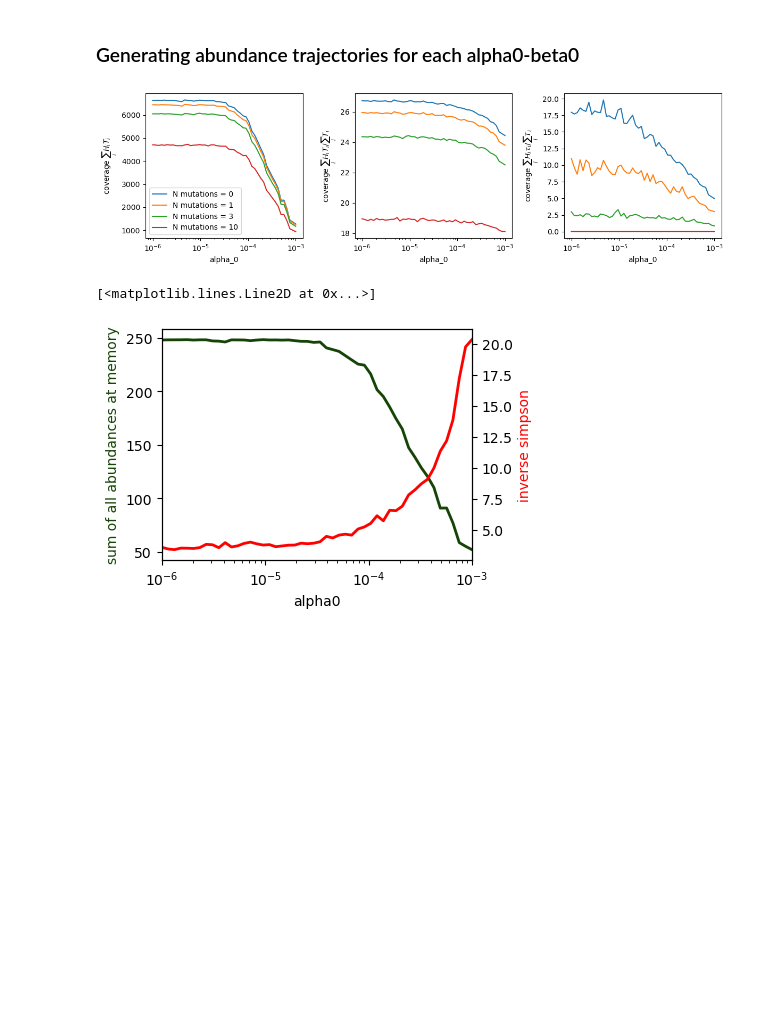
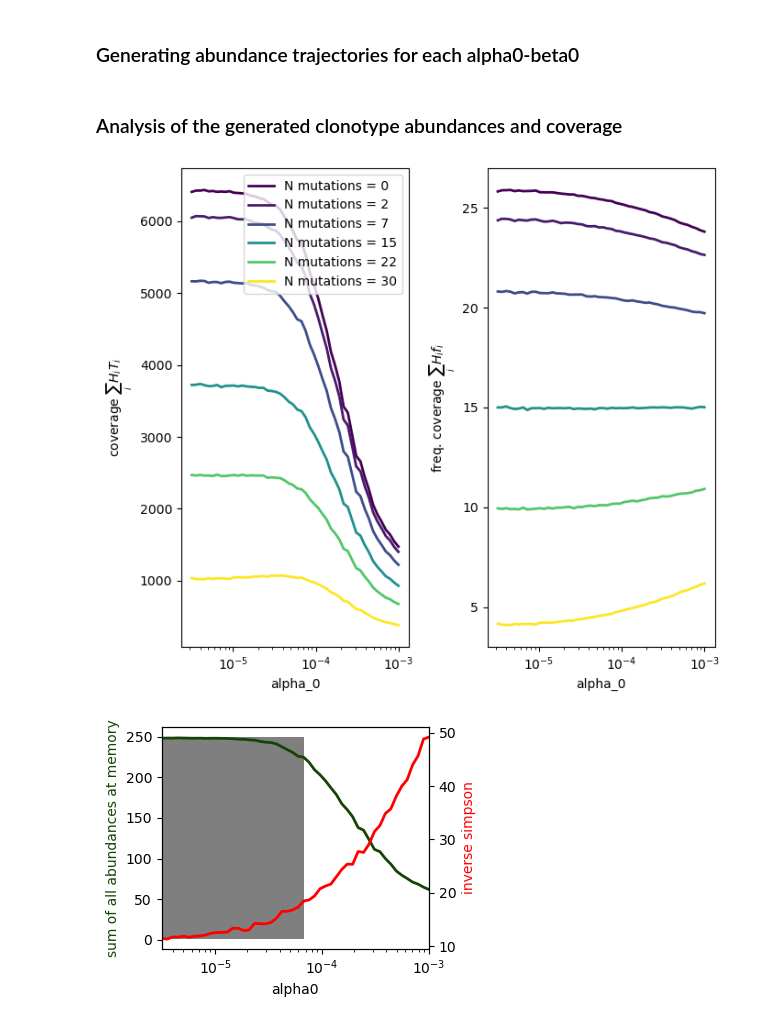
Before and after one commit to statbiophys/TT-inhibition, a Jupyter notebook: string_model.ipynb, the cells around one changed output. Cells and saved outputs as stored; diff of their text form; code cells hidden in the pictures; blank space fills up the shorter version.

Commit message:
string model update

```diff
--- a/string_model.ipynb
+++ b/string_model.ipynb
@@ -115,16 +195,18 @@ plt.plot(alpha0s, beta0s)
 # %% [markdown]
 ### Generating abundance trajectories for each alpha0-beta0
 # %%
+name = '1'
+
 with open(f'out_data/string_model/string_ensamble.pkl', 'rb') as f:
-    string_ens, logtau_ens = pickle.load(f)
+    string_ens = pickle.load(f)
 
-with open(f'out_data/string_model/a0s_b0s.pkl', 'rb') as f:
+with open(f'out_data/string_model/{name}_a0s_b0s.pkl', 'rb') as f:
     alpha0s, beta0s = pickle.load(f)
 
-pars = pd.read_csv('out_data/string_model/string_params.tsv', sep='\t', header=None, index_col=0)[1].to_dict()
+pars = pd.read_csv(f'out_data/string_model/{name}_string_params.tsv', sep='\t', header=None, index_col=0)[1].to_dict()
 string_model = uts.TT_string(N_tot=pars['N_tot'], L_string=int(pars['L_string']), N_recruit=pars['N_recruit'])
 
-R_traj = 200
+R_traj = 250
 mem_time = 30
 dt = 0.005
 n_time_steps = int(mem_time / dt)
@@ -161,3 +251,5 @@ pd.concat((pars, sr)).to_csv('out_data/string_model/string_params.tsv', sep='\t'
+# %% [markdown]
+### Analysis of the generated clonotype abundances and coverage
 # %%
 def comp_coverage_h_norm(strings, abunds, target_string):
     L = len(target_string)
@@ -186,19 +277,22 @@ def compute_inv_simps(Ts_mat):
     inv_simps = inv_simps[~np.isinf(inv_simps)]
     return np.mean(inv_simps)
 # %%
+name = '1'
+
 with open(f'out_data/string_model/string_ensamble.pkl', 'rb') as f:
-    string_ens, logtau_ens = pickle.load(f)
+    string_ens = pickle.load(f)
 
-with open(f'out_data/string_model/a0s_b0s.pkl', 'rb') as f:
+with open(f'out_data/string_model/{name}_a0s_b0s.pkl', 'rb') as f:
     alpha0s, beta0s = pickle.load(f)
 
-with open(f'out_data/string_model/Ts_final.pkl', 'rb') as f:
-    string_ids_ens, Ts_final_ens = pickle.load(f)
+with open(f'out_data/string_model/{name}_Ts_final.pkl', 'rb') as f:
+    string_ids_ens, Ts_final_ens, x_maxs_ens, n_xmax_ens = pickle.load(f)
 
-pars = pd.read_csv('out_data/string_model/string_params.tsv', sep='\t', header=None, index_col=0)[1].to_dict()
+pars = pd.read_csv(f'out_data/string_model/{name}_string_params.tsv', sep='\t', header=None, index_col=0)[1].to_dict()
 # %%
 Rt = int(pars['R_traj'])
-muts = [[], [0], np.arange(3), np.arange(10)]
+L = int(pars['L_string'])
+muts = [[], np.arange(2), np.arange(int(L/4)), np.arange(int(L/2)), np.arange(int(3*L/4)), np.arange(L)]
 cover_h, covers_h_norm, covers_tau_norm = [], [], []
 T_tots, inv_simpss = [], []
 
@@ -226,28 +320,25 @@ for i in range(len(alpha0s)):
 
 cover_h, covers_h_norm, covers_tau_norm = np.array(cover_h), np.array(covers_h_norm), np.array(covers_tau_norm)
 # %%
-fig, (ax1, ax2, ax3) = plt.subplots(1,3,figsize=(12,3.5))
+fig, (ax1, ax2) = plt.subplots(1,2,figsize=(7, 6))
+cmap = colormaps.get('viridis')
 
-for ax in (ax1, ax2, ax3):
+for ax in (ax1, ax2):
     ax.set_xscale('log')
     ax.set_xlabel('alpha_0')
 
 ax1.set_ylabel(r'coverage $\sum_i H_i T_i$')
+ax2.set_ylabel(r'freq. coverage $\sum_i H_i f_i$')
 for i, mut in enumerate(muts):
-    ax1.plot(alpha0s, cover_h[:,i], label=f'N mutations = {len(mut)}')
+    c = cmap(len(mut)/L)
+    ax1.plot(alpha0s, cover_h[:,i], label=f'N mutations = {len(mut)}', c=c, lw=2)
+    ax2.plot(alpha0s, covers_h_norm[:,i], label=f'N mutations = {len(mut)}', c=c, lw=2)
 ax1.legend()
 
-ax2.set_ylabel(r'coverage $\sum_i H_i T_i / \sum_i T_i$')
-for i, mut in enumerate(muts):
-    ax2.plot(alpha0s, covers_h_norm[:,i], label=f'N mutations = {len(mut)}')
-
-ax3.set_ylabel(r'coverage $\sum_i H_i \tau_i / \sum_i T_i$')
-for i, mut in enumerate(muts):
-    ax3.plot(alpha0s, covers_tau_norm[:,i], label=f'N mutations = {len(mut)}')
-
 plt.tight_layout()
+plt.savefig(f'plots/evo_model_coverage/{name}_coverage.svg', facecolor='w')
 # %% [output]
-[figure, old version]
+[figure, new version]
 # %%
 fig, ax1 = plt.subplots(figsize=(4,3))
 
@@ -259,7 +350,10 @@ c1, c2 = '#154406', 'r'
 ax2 = ax1.twinx()
 
 # Create a Rectangle patch
-factors = np.array(T_tots) / 100
+first_max_i = list((np.array(n_xmax_ens) / Rt) < 0.85).index(False)
+w = alpha0s[first_max_i-1] - alpha0s[0]
+rect = patches.Rectangle((alpha0s[0], 1), w, max(T_tots), linewidth=1, facecolor='k', alpha=0.5)
+ax1.add_patch(rect)
 
 ax1.set_ylabel('sum of all abundances at memory', color=c1)
 ax1.plot(alpha0s, np.array(T_tots), c=c1, lw=2)
@@ -267,7 +361,9 @@ ax1.plot(alpha0s, np.array(T_tots), c=c1, lw=2)
 
 ax2.set_ylabel('inverse simpson', color=c2)
 ax2.plot(alpha0s, inv_simpss, c=c2, lw=2)
+
+plt.tight_layout()
+plt.savefig(f'plots/evo_model_coverage/{name}_tradeoff.svg', facecolor='w')
 # %% [output]
-[<matplotlib.lines.Line2D at 0x...>]
-[figure, old version]
+[figure, new version]
 # %%
```
Also changed, not shown: parts of 19 cells of this notebook, 17 other files.
